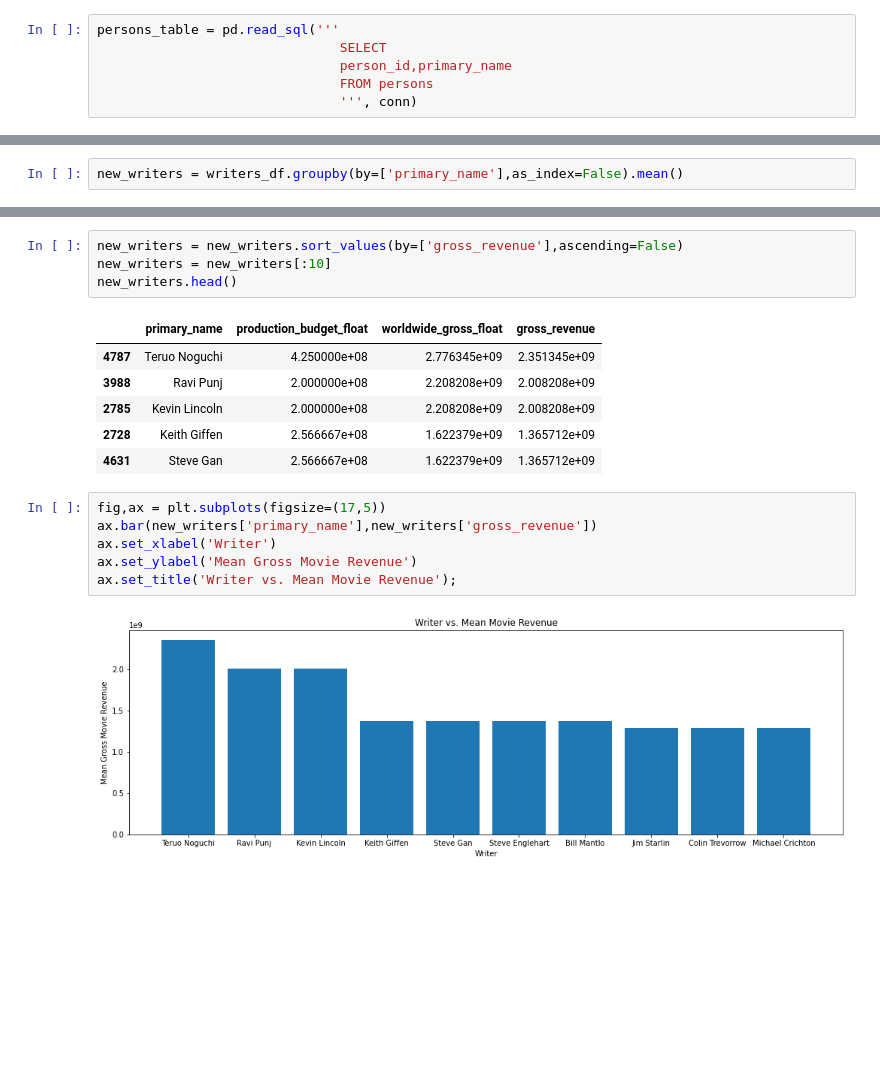
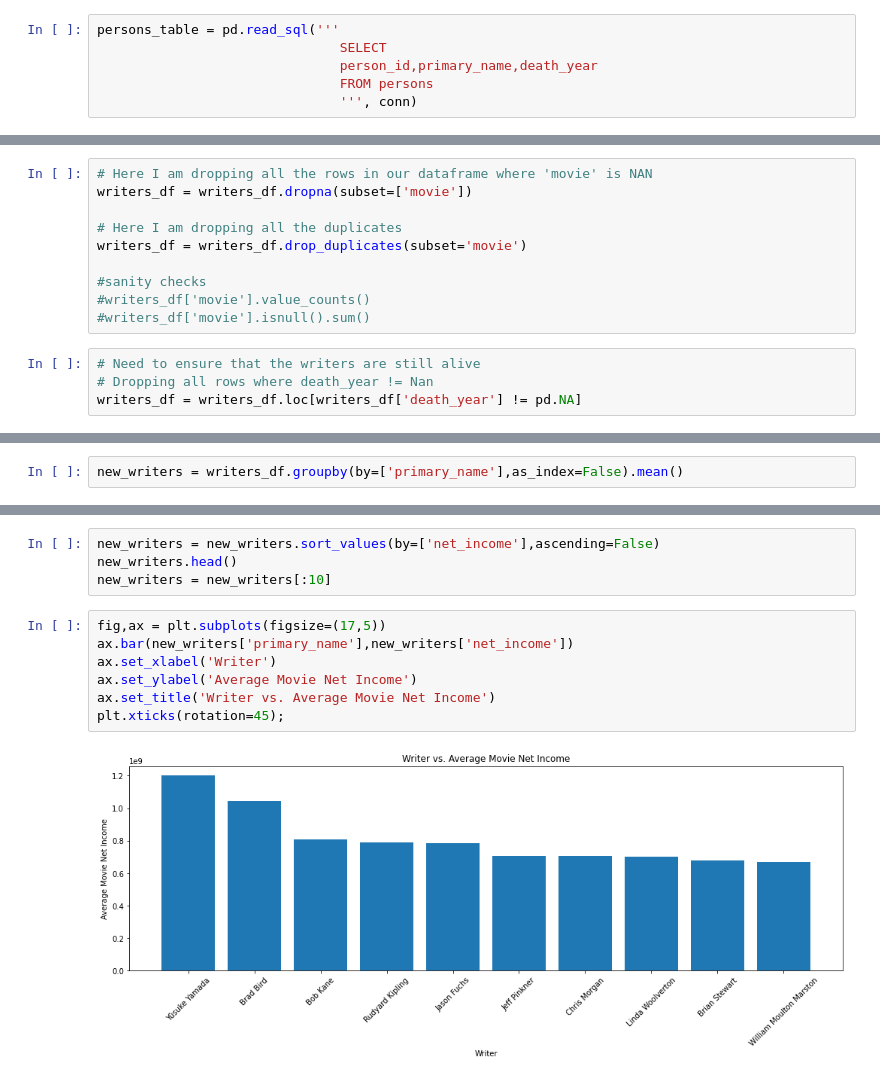
Before and after one commit to anita-camlic/Movie_Studio_Analysis, a Jupyter notebook: Writer_Recommendation_Analysis_Anita.ipynb, the cells around one changed output, grey strips where cells are left out. Saved outputs shown, nothing was run; the diff lists cells and outputs as text; blank space fills up the shorter version.

```diff
--- a/Writer_Recommendation_Analysis_Anita.ipynb
+++ b/Writer_Recommendation_Analysis_Anita.ipynb
@@ -128,7 +130,7 @@ movie_basics_table.head()
 # %%
 persons_table = pd.read_sql('''
                                SELECT
-                               person_id,primary_name
+                               person_id,primary_name,death_year
                                FROM persons
                                ''', conn)
 # %%
@@ -190,0 +184,14 @@ writers_df.head()
+# %%
+# Here I am dropping all the rows in our dataframe where 'movie' is NAN
+writers_df = writers_df.dropna(subset=['movie'])
+
+# Here I am dropping all the duplicates
+writers_df = writers_df.drop_duplicates(subset='movie')
+
+#sanity checks
+#writers_df['movie'].value_counts()
+#writers_df['movie'].isnull().sum()
+# %%
+# Need to ensure that the writers are still alive
+# Dropping all rows where death_year != Nan
+writers_df = writers_df.loc[writers_df['death_year'] != pd.NA]
@@ -209,19 +222,13 @@ new_writers
 # %%
-new_writers = new_writers.sort_values(by=['gross_revenue'],ascending=False)
+new_writers = new_writers.sort_values(by=['net_income'],ascending=False)
+new_writers.head()
 new_writers = new_writers[:10]
-new_writers.head()
-# %% [output]
-|  | primary_name | production_budget_float | worldwide_gross_float | gross_revenue |
-| 4787 | Teruo Noguchi | 4.250000e+08 | 2.776345e+09 | 2.351345e+09 |
-| 3988 | Ravi Punj | 2.000000e+08 | 2.208208e+09 | 2.008208e+09 |
-| 2785 | Kevin Lincoln | 2.000000e+08 | 2.208208e+09 | 2.008208e+09 |
-| 2728 | Keith Giffen | 2.566667e+08 | 1.622379e+09 | 1.365712e+09 |
-| 4631 | Steve Gan | 2.566667e+08 | 1.622379e+09 | 1.365712e+09 |
 # %%
 fig,ax = plt.subplots(figsize=(17,5))
-ax.bar(new_writers['primary_name'],new_writers['gross_revenue'])
+ax.bar(new_writers['primary_name'],new_writers['net_income'])
 ax.set_xlabel('Writer')
-ax.set_ylabel('Mean Gross Movie Revenue')
-ax.set_title('Writer vs. Mean Movie Revenue');
+ax.set_ylabel('Average Movie Net Income')
+ax.set_title('Writer vs. Average Movie Net Income')
+plt.xticks(rotation=45);
 # %% [output]
-[figure, old version]
+[figure, new version]
```
Also changed, not shown: parts of 11 cells of this notebook, 2 other files.
